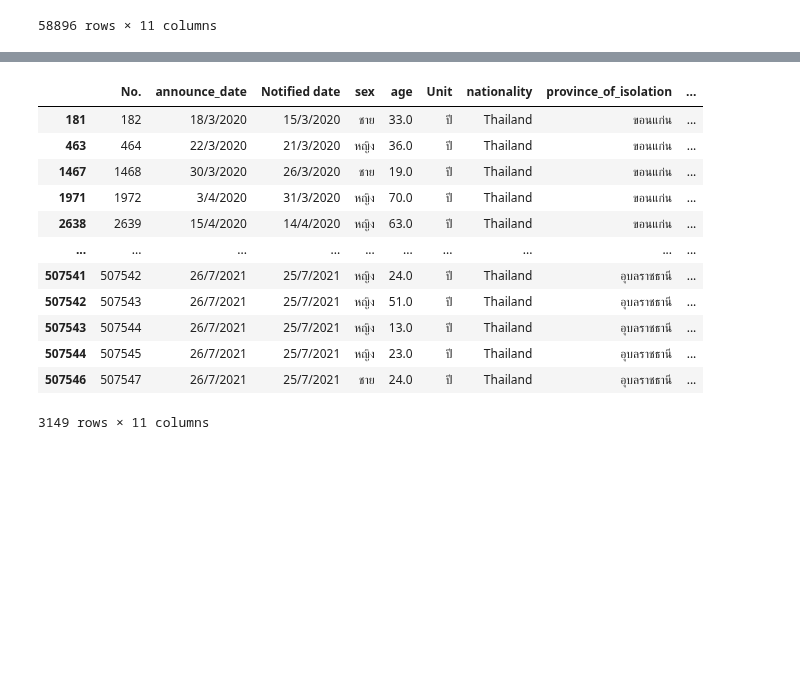
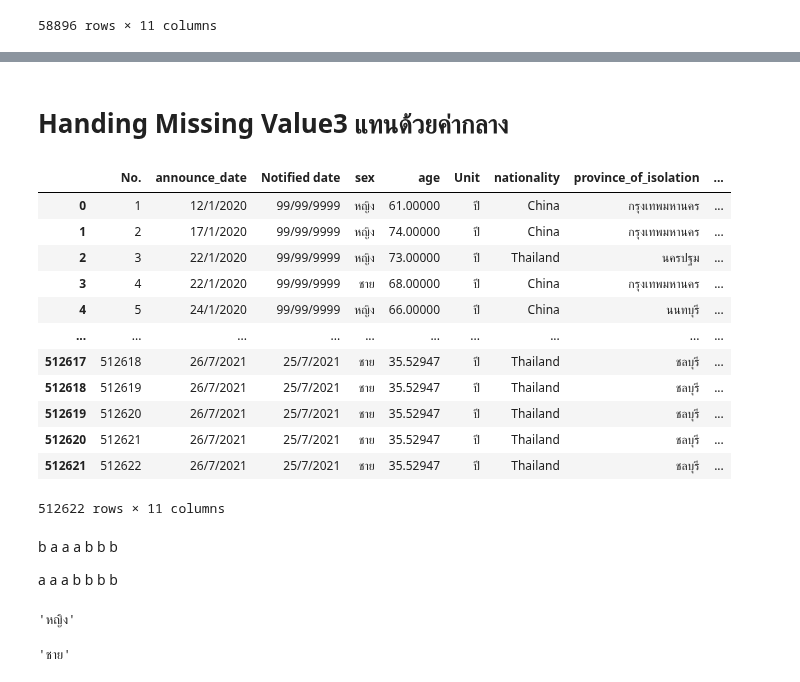
Before and after one commit to Peckkie/DPDM2021, a Jupyter notebook: Data_preprocessing_(Chapter_3).ipynb, the cells around one changed output, grey strips where cells are left out. Drawn from its saved outputs; the diff is of its cells as text; code cells hidden in the pictures; blank space fills up the shorter version.

```diff
--- a/Data_preprocessing_(Chapter_3).ipynb
+++ b/Data_preprocessing_(Chapter_3).ipynb
@@ -428,16 +463,31 @@ TypeError: ignored
-# %%
-data_covid_cases[data_covid_cases['province_of_onset'] == 'ขอนแก่น']
-# %% [output]
-|  | No. | announce_date | Notified date | sex | age | Unit | nationality | province_of_isolation | ... |
-| 181 | 182 | 18/3/2020 | 15/3/2020 | ชาย | 33.0 | ปี | Thailand | ขอนแก่น | ... |
-| 463 | 464 | 22/3/2020 | 21/3/2020 | หญิง | 36.0 | ปี | Thailand | ขอนแก่น | ... |
-| 1467 | 1468 | 30/3/2020 | 26/3/2020 | ชาย | 19.0 | ปี | Thailand | ขอนแก่น | ... |
-| 1971 | 1972 | 3/4/2020 | 31/3/2020 | หญิง | 70.0 | ปี | Thailand | ขอนแก่น | ... |
-| 2638 | 2639 | 15/4/2020 | 14/4/2020 | หญิง | 63.0 | ปี | Thailand | ขอนแก่น | ... |
-| ... | ... | ... | ... | ... | ... | ... | ... | ... | ... |
-| 507541 | 507542 | 26/7/2021 | 25/7/2021 | หญิง | 24.0 | ปี | Thailand | อุบลราชธานี | ... |
-| 507542 | 507543 | 26/7/2021 | 25/7/2021 | หญิง | 51.0 | ปี | Thailand | อุบลราชธานี | ... |
-| 507543 | 507544 | 26/7/2021 | 25/7/2021 | หญิง | 13.0 | ปี | Thailand | อุบลราชธานี | ... |
-| 507544 | 507545 | 26/7/2021 | 25/7/2021 | หญิง | 23.0 | ปี | Thailand | อุบลราชธานี | ... |
-| 507546 | 507547 | 26/7/2021 | 25/7/2021 | ชาย | 24.0 | ปี | Thailand | อุบลราชธานี | ... |
-3149 rows × 11 columns
+# %% [markdown]
+# Handing Missing Value3 แทนด้วยค่ากลาง
+# %%
+data_covid_cases[['age']] = data_covid_cases[['age']].fillna(data_covid_cases['age'].mean()) #เติมด้วยค่าเฉลี่ย
+data_covid_cases
+# %% [output]
+|  | No. | announce_date | Notified date | sex | age | Unit | nationality | province_of_isolation | ... |
+| 0 | 1 | 12/1/2020 | 99/99/9999 | หญิง | 61.00000 | ปี | China | กรุงเทพมหานคร | ... |
+| 1 | 2 | 17/1/2020 | 99/99/9999 | หญิง | 74.00000 | ปี | China | กรุงเทพมหานคร | ... |
+| 2 | 3 | 22/1/2020 | 99/99/9999 | หญิง | 73.00000 | ปี | Thailand | นครปฐม | ... |
+| 3 | 4 | 22/1/2020 | 99/99/9999 | ชาย | 68.00000 | ปี | China | กรุงเทพมหานคร | ... |
+| 4 | 5 | 24/1/2020 | 99/99/9999 | หญิง | 66.00000 | ปี | China | นนทบุรี | ... |
+| ... | ... | ... | ... | ... | ... | ... | ... | ... | ... |
+| 512617 | 512618 | 26/7/2021 | 25/7/2021 | ชาย | 35.52947 | ปี | Thailand | ชลบุรี | ... |
+| 512618 | 512619 | 26/7/2021 | 25/7/2021 | ชาย | 35.52947 | ปี | Thailand | ชลบุรี | ... |
+| 512619 | 512620 | 26/7/2021 | 25/7/2021 | ชาย | 35.52947 | ปี | Thailand | ชลบุรี | ... |
+| 512620 | 512621 | 26/7/2021 | 25/7/2021 | ชาย | 35.52947 | ปี | Thailand | ชลบุรี | ... |
+| 512621 | 512622 | 26/7/2021 | 25/7/2021 | ชาย | 35.52947 | ปี | Thailand | ชลบุรี | ... |
+512622 rows × 11 columns
+# %% [markdown]
+b a a a b b b
+
+a a a b b b b
+# %%
+sorted(list(data_covid_cases['sex'].dropna()))[int(len(list(data_covid_cases['sex']))/2)-1] #Mode
+# %% [output]
+'หญิง'
+# %%
+data_covid_cases[['sex']].dropna().mode().iloc[0,0]#Mode
+# %% [output]
+'ชาย'
```
Also changed, not shown: parts of 20 cells of this notebook.
